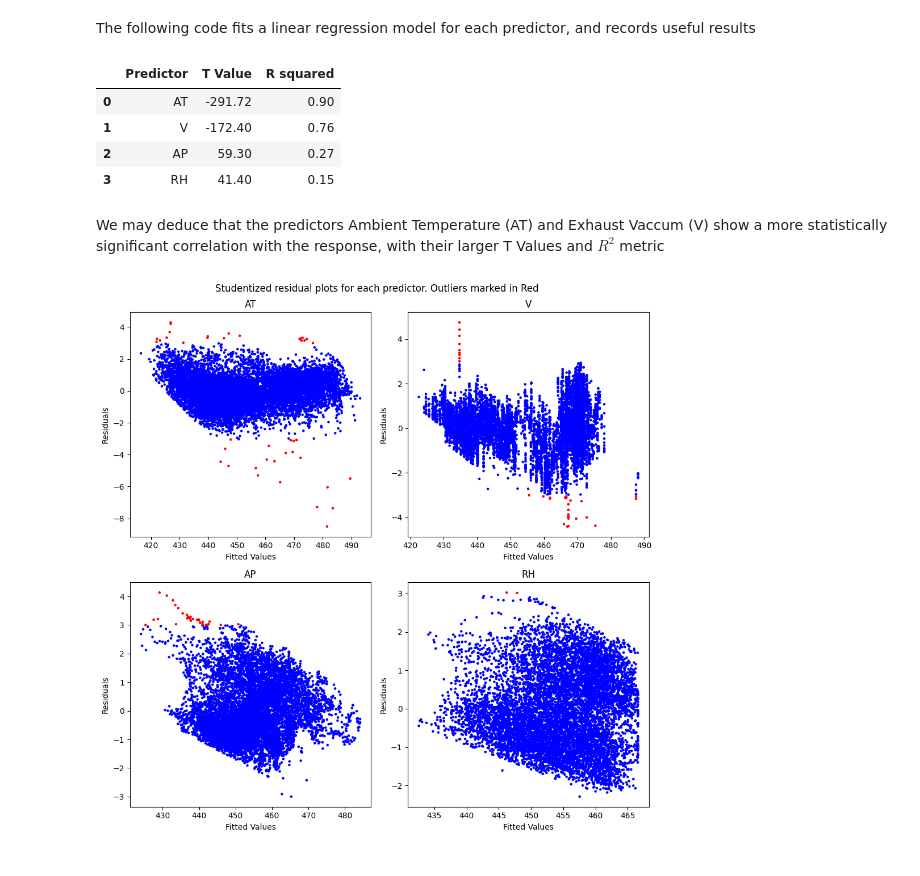
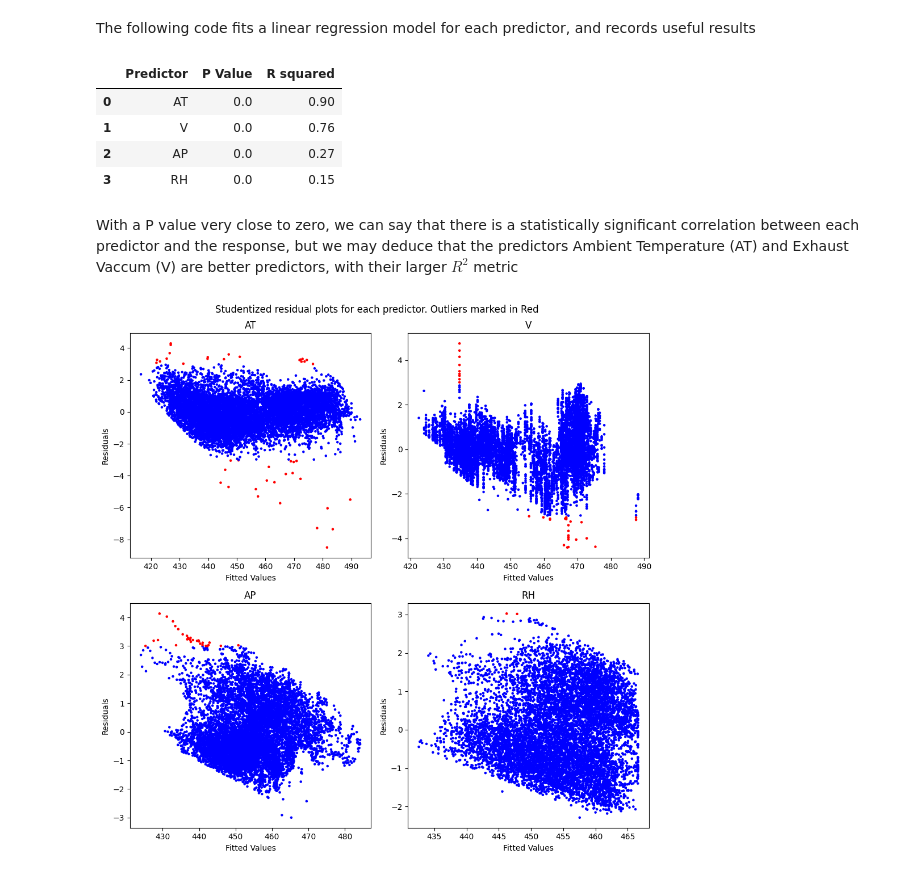
Before and after one commit to suryanarayanan21/DSCI552-Assignments, a Jupyter notebook: notebook/Ananthakrishnan_Suryanarayanan_HW2.ipynb, the cells around one changed output. Saved outputs shown, nothing was run; the diff lists cells and outputs as text; code cells hidden in the pictures.

```diff
--- a/notebook/Ananthakrishnan_Suryanarayanan_HW2.ipynb
+++ b/notebook/Ananthakrishnan_Suryanarayanan_HW2.ipynb
@@ -94,27 +94,27 @@ The following code fits a linear regression model for each predictor, and record
 # %%
 results = []
 
 for col in data.columns:
     if col == 'PE':
         break
 
     model = sm.OLS(data['PE'], sm.add_constant(data[col])).fit()
     results.append({
         'Predictor': col,
-        'T Value': round(model.tvalues[col],2),
+        'P Value': model.pvalues[col],
         'R squared': round(model.rsquared,2),
         'Model': model
     })
 
-pandas.DataFrame([{key: x[key] for key in ['Predictor', 'T Value', 'R squared']} for x in results])
+pandas.DataFrame([{key: x[key] for key in ['Predictor', 'P Value', 'R squared']} for x in results])
 # %% [output]
-|  | Predictor | T Value | R squared |
-| 0 | AT | -291.72 | 0.90 |
-| 1 | V | -172.40 | 0.76 |
-| 2 | AP | 59.30 | 0.27 |
-| 3 | RH | 41.40 | 0.15 |
+|  | Predictor | P Value | R squared |
+| 0 | AT | 0.0 | 0.90 |
+| 1 | V | 0.0 | 0.76 |
+| 2 | AP | 0.0 | 0.27 |
+| 3 | RH | 0.0 | 0.15 |
 # %% [markdown]
-We may deduce that the predictors Ambient Temperature (AT) and Exhaust Vaccum (V) show a more statistically significant correlation with the response, with their larger T Values and $R^{2}$ metric
+With a P value very close to zero, we can say that there is a statistically significant correlation between each predictor and the response, but we may deduce that the predictors Ambient Temperature (AT) and Exhaust Vaccum (V) are better predictors, with their larger $R^{2}$ metric
 # %%
 overall_figure, axes = plot.subplots(2,2,figsize=(10,10))
 
```
Also changed, not shown: parts of 5 cells of this notebook.
